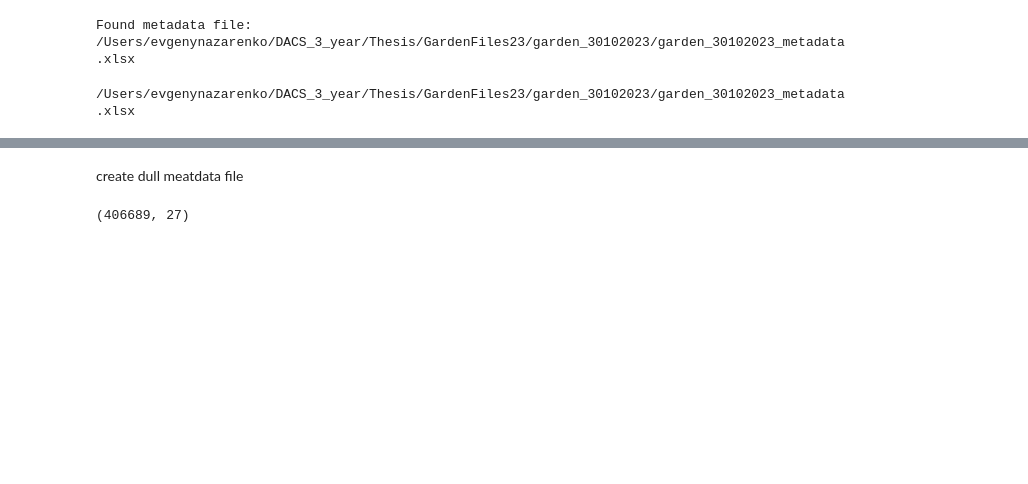
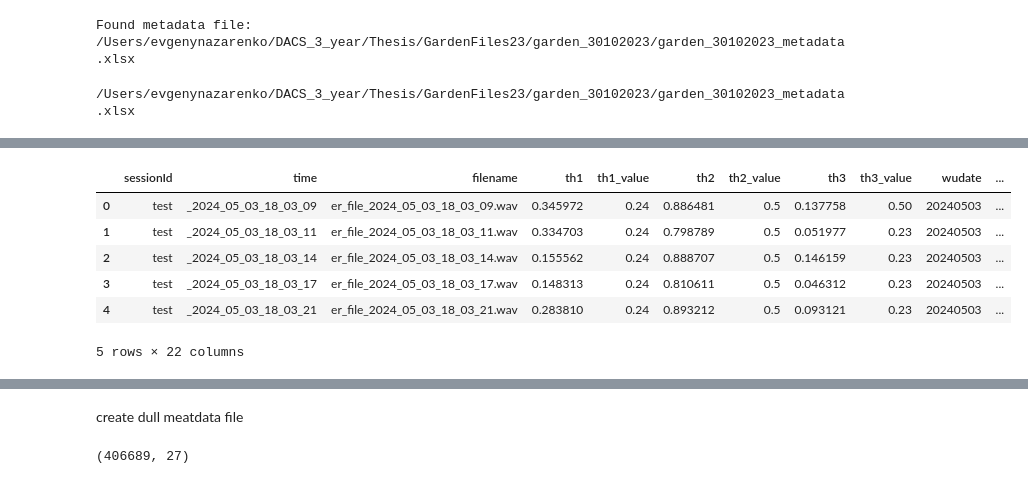
Before and after one commit to Nazar710/BackGardenRecordings, a Jupyter notebook: MIT_AST/garden_MIT_AST.ipynb, the cells around one changed output, grey strips where cells are left out. Cells and saved outputs as stored; diff of their text form; code cells hidden in the pictures; blank space fills up the shorter version.

```diff
--- a/MIT_AST/garden_MIT_AST.ipynb
+++ b/MIT_AST/garden_MIT_AST.ipynb
@@ -446,0 +549,15 @@ Found metadata file: /Users/evgenynazarenko/DACS_3_year/Thesis/GardenFiles23/gar
+# %%
+meta_df_may1= meta_df_may1[['sessionId', 'time', 'filename', 'th1', 'th1_value',
+         'th2', 'th2_value', 'th3', 'th3_value', 'wudate', 'datetime',
+         'precipRate', 'pressureMax', 'dewptAvg', 'windgustHigh', 'windspeedAvg',
+         'tempAve', 'humidityAvg', 'winddirAvg', 'uvHigh', 'solarRadiationHigh',
+          'Human_detected']]
+meta_df_may1.head()
+# %% [output]
+|  | sessionId | time | filename | th1 | th1_value | th2 | th2_value | th3 | th3_value | wudate | ... |
+| 0 | test | _2024_05_03_18_03_09 | er_file_2024_05_03_18_03_09.wav | 0.345972 | 0.24 | 0.886481 | 0.5 | 0.137758 | 0.50 | 20240503 | ... |
+| 1 | test | _2024_05_03_18_03_11 | er_file_2024_05_03_18_03_11.wav | 0.334703 | 0.24 | 0.798789 | 0.5 | 0.051977 | 0.23 | 20240503 | ... |
+| 2 | test | _2024_05_03_18_03_14 | er_file_2024_05_03_18_03_14.wav | 0.155562 | 0.24 | 0.888707 | 0.5 | 0.146159 | 0.23 | 20240503 | ... |
+| 3 | test | _2024_05_03_18_03_17 | er_file_2024_05_03_18_03_17.wav | 0.148313 | 0.24 | 0.810611 | 0.5 | 0.046312 | 0.23 | 20240503 | ... |
+| 4 | test | _2024_05_03_18_03_21 | er_file_2024_05_03_18_03_21.wav | 0.283810 | 0.24 | 0.893212 | 0.5 | 0.093121 | 0.23 | 20240503 | ... |
+5 rows × 22 columns
```
Also changed, not shown: parts of 30 cells of this notebook, 15 other files.
